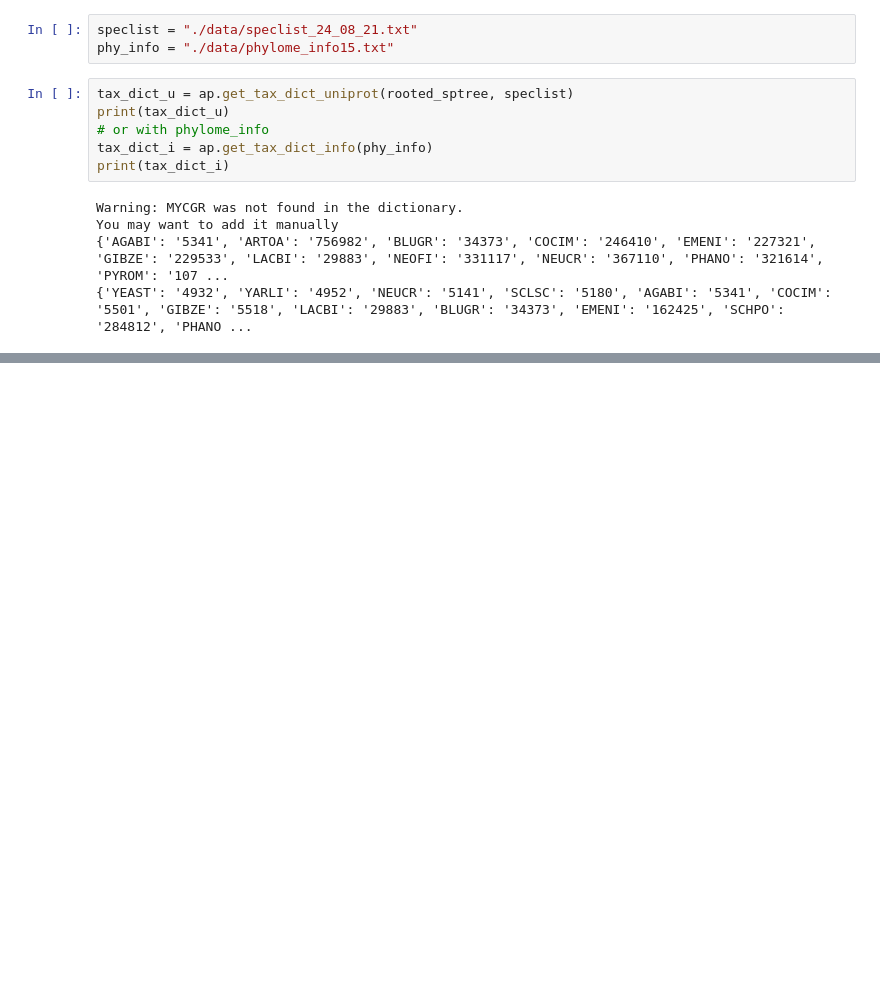
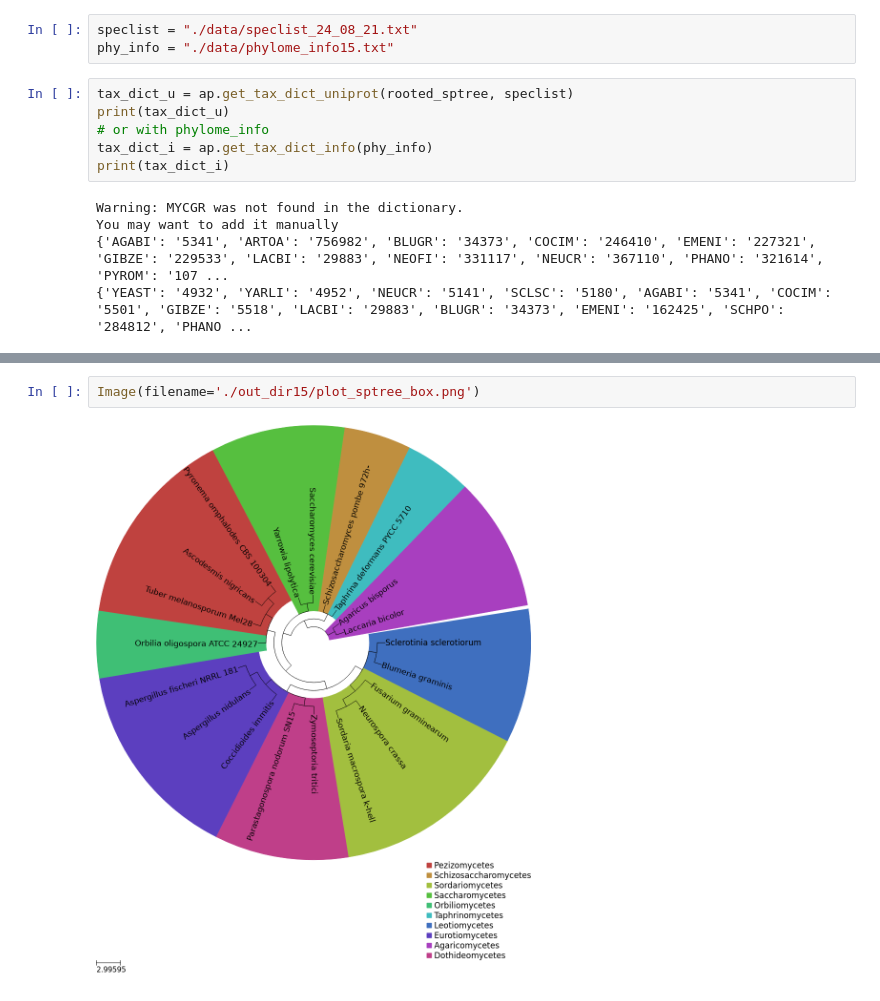
Before and after one commit to Gabaldonlab/phylome_analysis_giaco, a Jupyter notebook: examples/example_species.ipynb, the cells around one changed output, grey strips where cells are left out. Saved outputs shown, nothing was run; the diff lists cells and outputs as text; blank space fills up the shorter version.

```diff
--- a/examples/example_species.ipynb
+++ b/examples/example_species.ipynb
@@ -183,0 +252,4 @@ Image(filename='./out_dir15/plot_suptree.png')
+# %%
+Image(filename='./out_dir15/plot_sptree_box.png')
+# %% [output]
+[figure, added]
```
Also changed, not shown: parts of 16 cells of this notebook, 5 other files.
